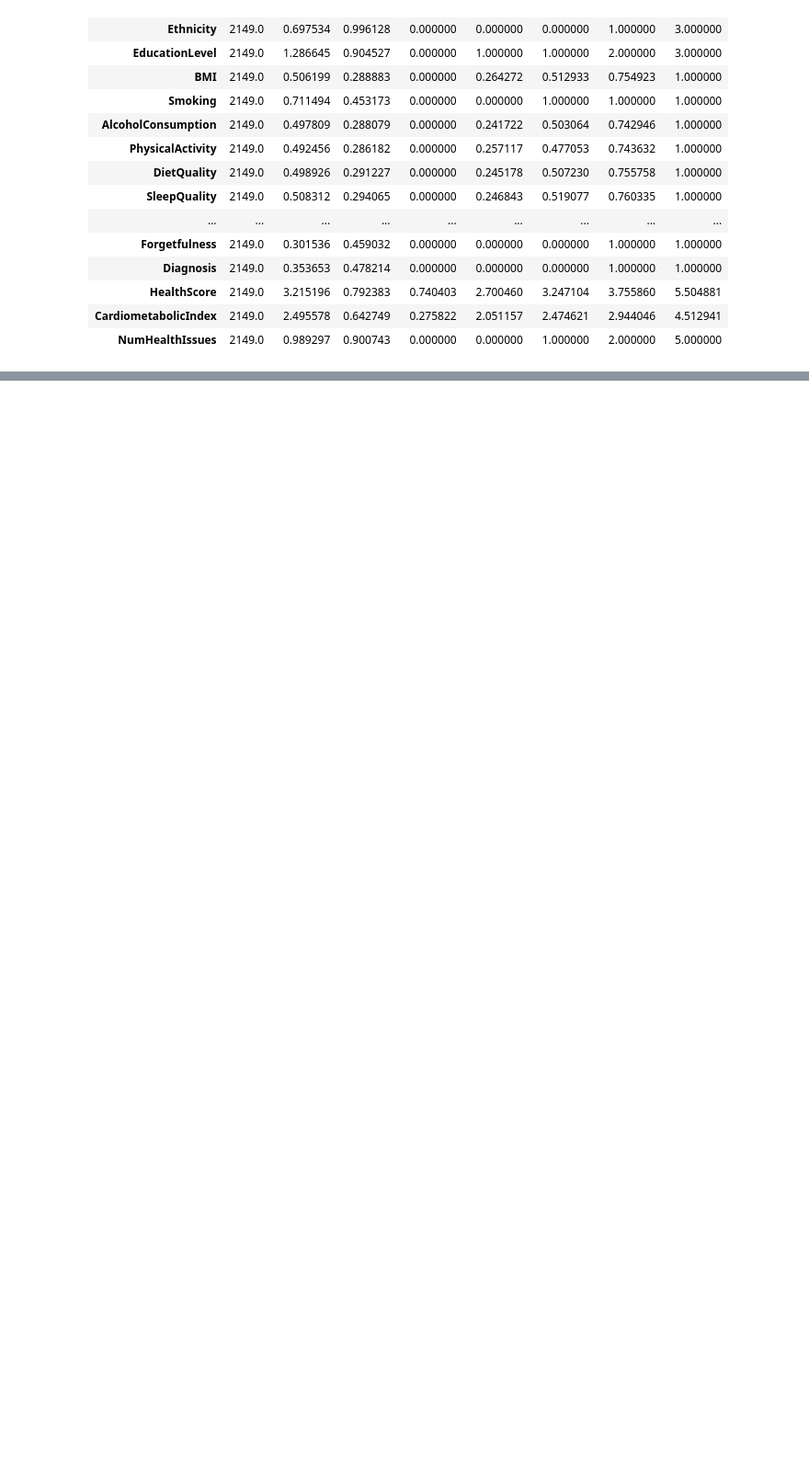
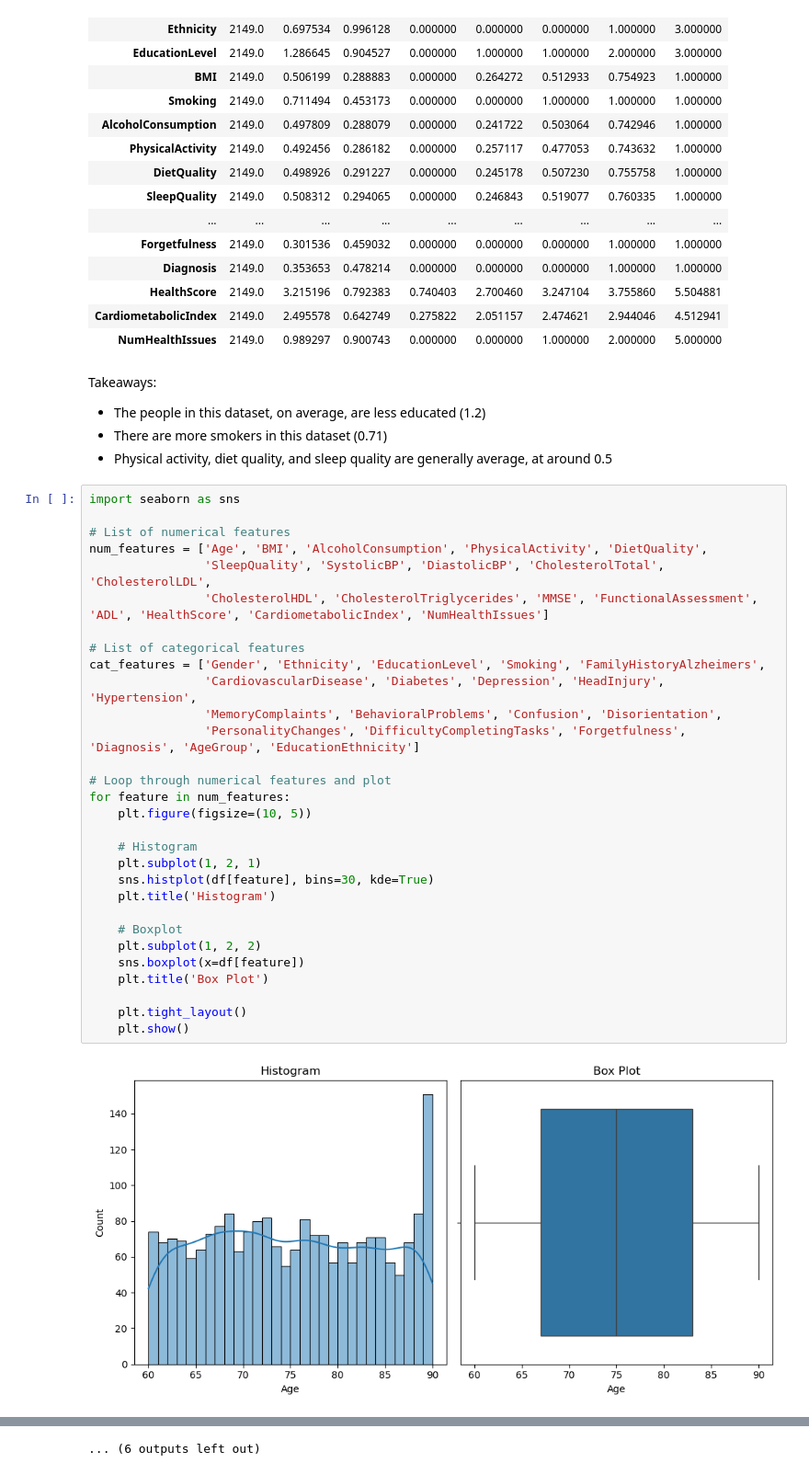
Before and after one commit to akcone2003/Alzheimers_Investigation, a Jupyter notebook: analysis.ipynb, the cells around one changed output, grey strips where cells are left out. Shown at 92% size. Drawn from its saved outputs; the diff is of its cells as text; blank space fills up the shorter version.

```diff
--- a/analysis.ipynb
+++ b/analysis.ipynb
@@ -168,3 +169,40 @@ df.describe().T
 | HealthScore | 2149.0 | 3.215196 | 0.792383 | 0.740403 | 2.700460 | 3.247104 | 3.755860 | 5.504881 |
 | CardiometabolicIndex | 2149.0 | 2.495578 | 0.642749 | 0.275822 | 2.051157 | 2.474621 | 2.944046 | 4.512941 |
 | NumHealthIssues | 2149.0 | 0.989297 | 0.900743 | 0.000000 | 0.000000 | 1.000000 | 2.000000 | 5.000000 |
+# %% [markdown]
+Takeaways:
+- The people in this dataset, on average, are less educated (1.2)
+- There are more smokers in this dataset (0.71)
+- Physical activity, diet quality, and sleep quality are generally average, at around 0.5
+# %%
+import seaborn as sns
+
+# List of numerical features
+num_features = ['Age', 'BMI', 'AlcoholConsumption', 'PhysicalActivity', 'DietQuality',
+                'SleepQuality', 'SystolicBP', 'DiastolicBP', 'CholesterolTotal', 'CholesterolLDL',
+                'CholesterolHDL', 'CholesterolTriglycerides', 'MMSE', 'FunctionalAssessment', 'ADL', 'HealthScore', 'CardiometabolicIndex', 'NumHealthIssues']
+
+# List of categorical features
+cat_features = ['Gender', 'Ethnicity', 'EducationLevel', 'Smoking', 'FamilyHistoryAlzheimers',
+                'CardiovascularDisease', 'Diabetes', 'Depression', 'HeadInjury', 'Hypertension',
+                'MemoryComplaints', 'BehavioralProblems', 'Confusion', 'Disorientation',
+                'PersonalityChanges', 'DifficultyCompletingTasks', 'Forgetfulness', 'Diagnosis', 'AgeGroup', 'EducationEthnicity']
+
+# Loop through numerical features and plot
+for feature in num_features:
+    plt.figure(figsize=(10, 5))
+
+    # Histogram
+    plt.subplot(1, 2, 1)
+    sns.histplot(df[feature], bins=30, kde=True)
+    plt.title('Histogram')
+
+    # Boxplot
+    plt.subplot(1, 2, 2)
+    sns.boxplot(x=df[feature])
+    plt.title('Box Plot')
+
+    plt.tight_layout()
+    plt.show()
+# %% [output]
+[figure, added]
@@ -170,0 +220 @@ df.describe().T
+... (6 outputs left out)
```
Also changed, not shown: parts of 3 cells of this notebook.
